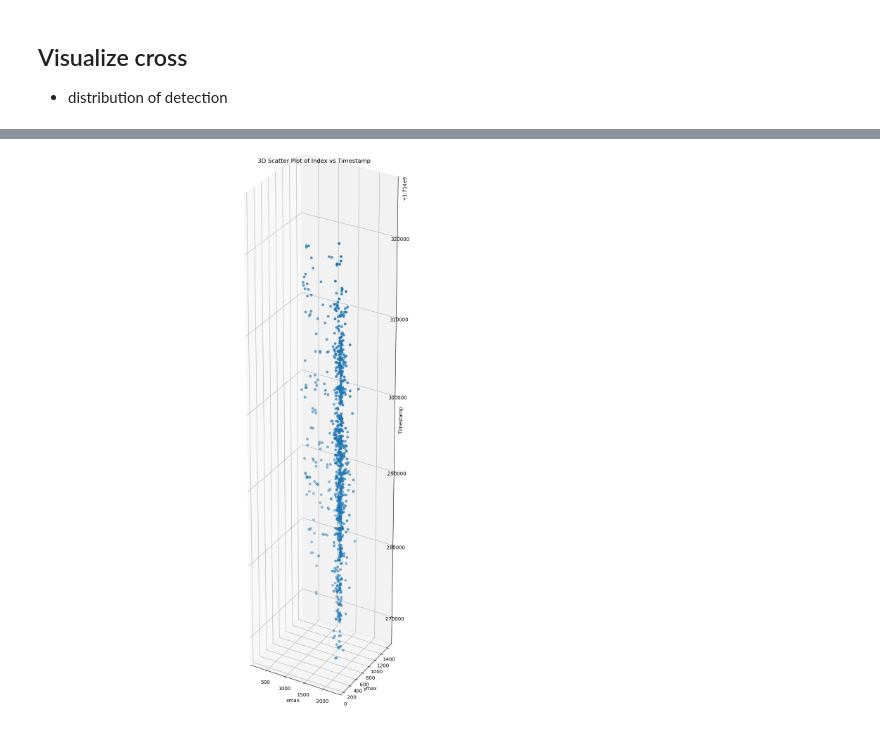
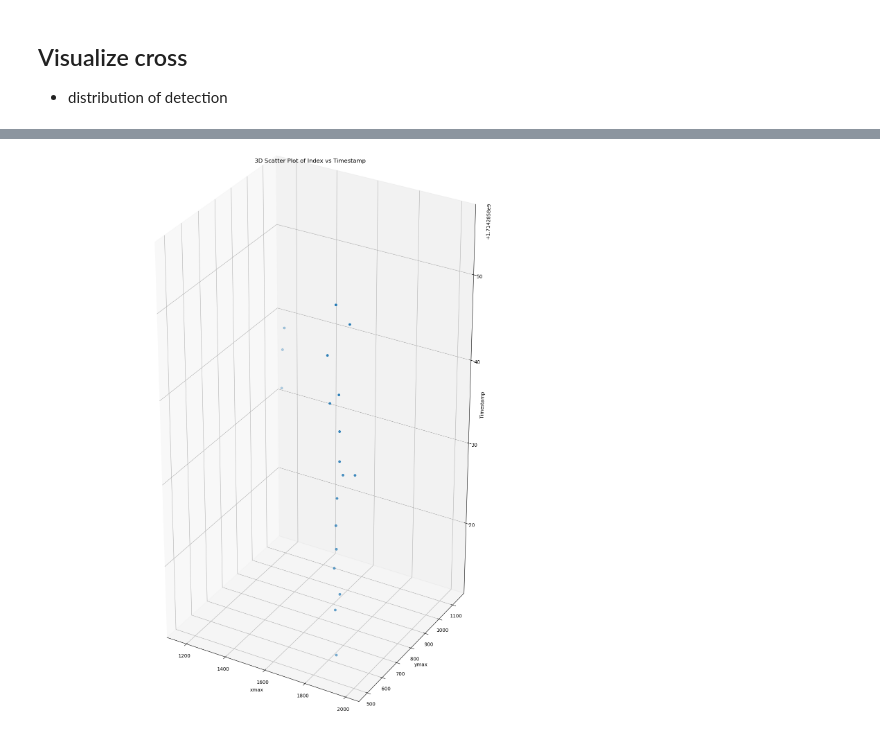
Before and after one commit to JeansAthiwat/parking-customer-count, a Jupyter notebook: 01data_vis_cross.ipynb, the cells around one changed output, grey strips where cells are left out. Saved outputs shown, nothing was run; the diff lists cells and outputs as text; code cells hidden in the pictures.

```diff
--- a/01data_vis_cross.ipynb
+++ b/01data_vis_cross.ipynb
@@ -84,21 +246,28 @@ plt.show()
 # %%
 import matplotlib.pyplot as plt
 from mpl_toolkits.mplot3d import Axes3D
-df_cross = df_cross[df_cross['camera'] == 'mbk-14-13']
 
-df_cross['timestamp_precise'] = pd.to_datetime(df_cross['timestamp_precise'])
+df_samecam = df_cross[df_cross["camera"] == "mbk-14-12"]
+
+# df_samecam['timestamp_unix'] = pd.to_datetime(df_samecam['timestamp_unix'])
 
 fig = plt.figure(figsize=(20, 100))
-ax = fig.add_subplot(111, projection='3d')
+ax = fig.add_subplot(111, projection="3d")
 
-ax.scatter(df_cross['xmax'], df_cross['ymax'], df_cross['timestamp_unix'])
-ax.set_xlabel('xmax')
-ax.set_ylabel('ymax')
-ax.set_zlabel('Timestamp')
-ax.set_title('3D Scatter Plot of Index vs Timestamp')
+
+df_interested_time = df_samecam[
+    (df_samecam["timestamp_unix"] >= 1714285800) & (df_samecam["timestamp_unix"] <= 1714285900)
+]
+ax.scatter(
+    df_interested_time["xmax"], df_interested_time["ymax"], df_interested_time["timestamp_unix"]
+)
+ax.set_xlabel("xmax")
+ax.set_ylabel("ymax")
+ax.set_zlabel("Timestamp")
+ax.set_title("3D Scatter Plot of Index vs Timestamp")
 
 # Set the aspect ratio of the axes
-ax.set_box_aspect((1, 1, 5))  # Set the aspect ratio to 1, 1, 5
+ax.set_box_aspect((1, 1, 2))  # Set the aspect ratio to 1, 1, 5
 plt.show()
 # %% [output]
-[figure, old version]
+[figure, new version]
```
Also changed, not shown: parts of 8 cells of this notebook, 7 other files.
